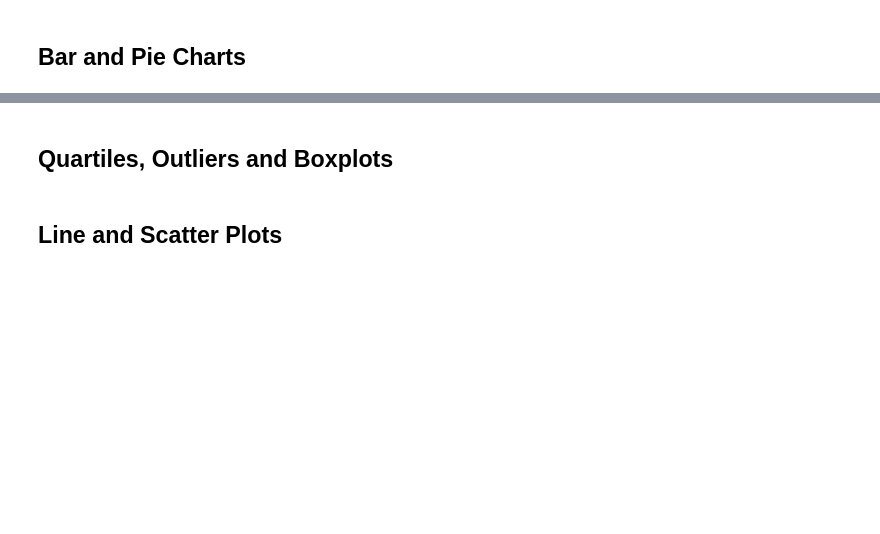
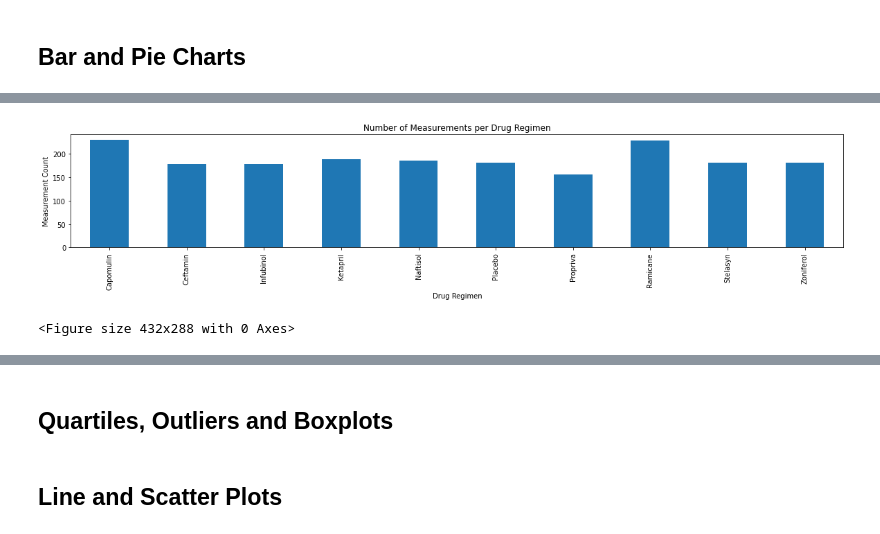
Before and after one commit to hsharma263/matplotlib-challenge, a Jupyter notebook: pymaceuticals_starter.ipynb, the cells around one changed output, grey strips where cells are left out. Saved outputs shown, nothing was run; the diff lists cells and outputs as text; code cells hidden in the pictures; blank space fills up the shorter version.

Commit message:
Created plots and more data tables

```diff
--- a/pymaceuticals_starter.ipynb
+++ b/pymaceuticals_starter.ipynb
@@ -140,3 +177,5 @@ Name: Tumor Volume (mm3), dtype: float64
 ## Bar and Pie Charts
 # %%
 # Generate a bar plot showing the total number of measurements taken on each drug regimen using pandas.
+regimen_count = regimen_summary_df["count"]
+regimen_count
@@ -143,2 +195,11 @@ Name: Tumor Volume (mm3), dtype: float64
+# %%
+regimen_count.plot(kind="bar", figsize=(20,3))
+plt.title("Number of Measurements per Drug Regimen")
+plt.ylabel("Measurement Count")
+plt.show()
+plt.tight_layout()
+# %% [output]
+[figure, added]
+<Figure size 432x288 with 0 Axes>
 # %%
 # Generate a bar plot showing the total number of measurements taken on each drug regimen using pyplot.
```
Also changed, not shown: parts of 9 cells of this notebook.
